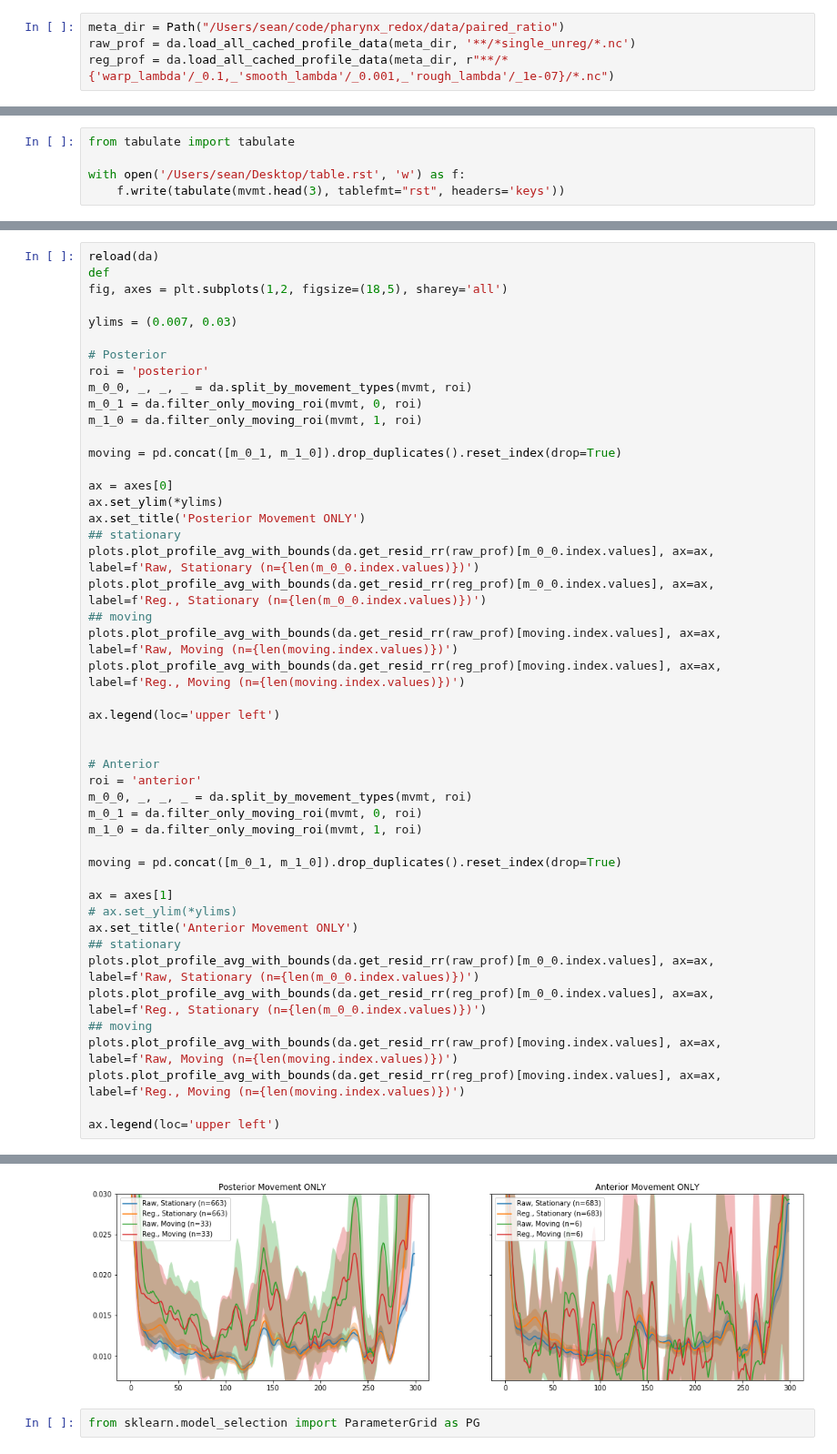
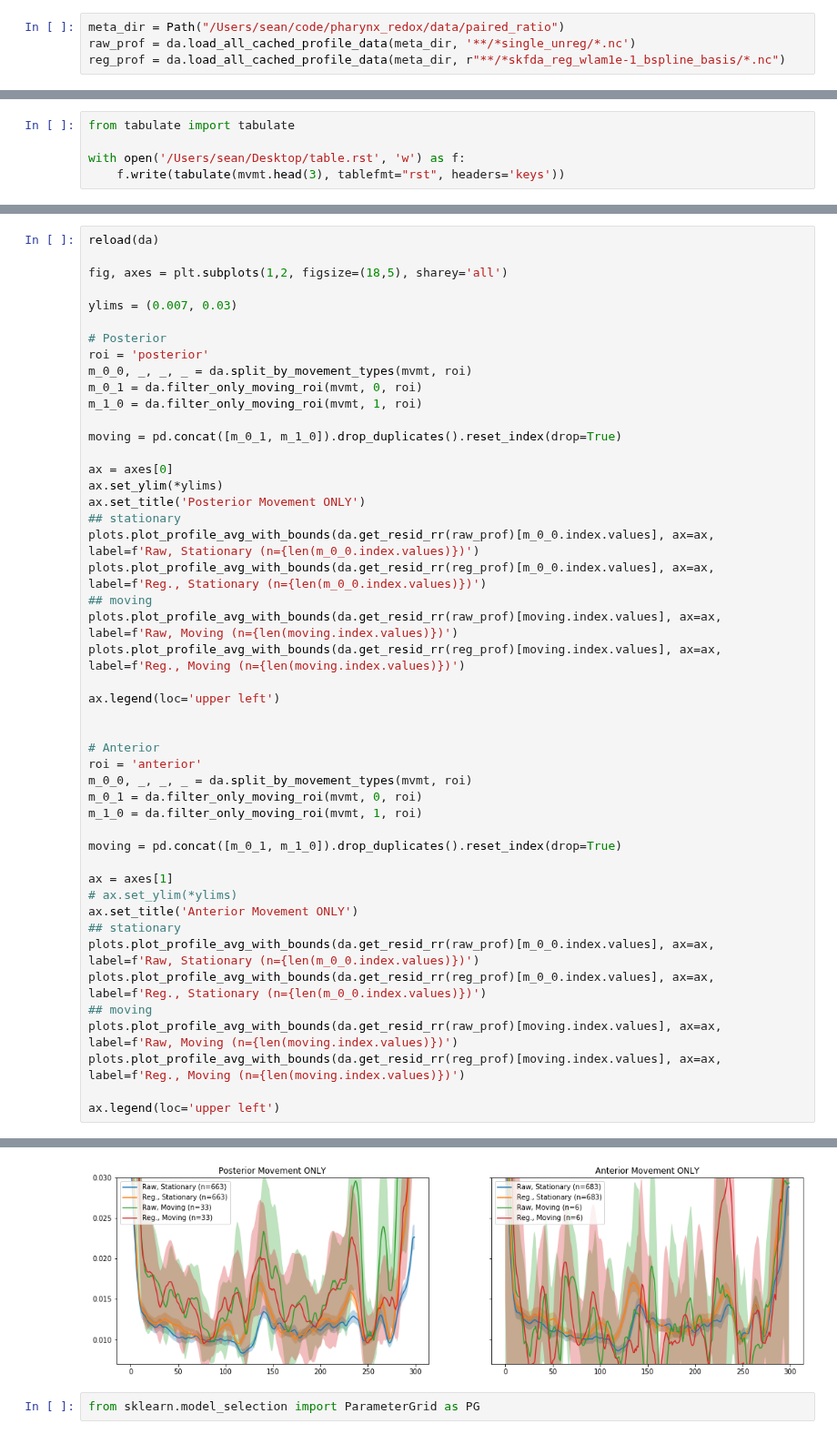
Before and after one commit to ApfeldLab/pharynx_redox, a Jupyter notebook: notebooks/Movement Error Analysis.ipynb, the cells around one changed output, grey strips where cells are left out. Shown at 91% size. Saved outputs shown, nothing was run; the diff lists cells and outputs as text.

Commit message:
update registration to use bspline basis

```diff
--- a/notebooks/Movement Error Analysis.ipynb
+++ b/notebooks/Movement Error Analysis.ipynb
@@ -37,4 +37,4 @@ logging.basicConfig(format='%(asctime)s %(levelname)s:%(message)s', level=loggin
 # %%
 meta_dir = Path("/Users/sean/code/pharynx_redox/data/paired_ratio")
 raw_prof = da.load_all_cached_profile_data(meta_dir, '**/*single_unreg/*.nc')
-reg_prof = da.load_all_cached_profile_data(meta_dir, r"**/*{'warp_lambda'/_0.1,_'smooth_lambda'/_0.001,_'rough_lambda'/_1e-07}/*.nc")
+reg_prof = da.load_all_cached_profile_data(meta_dir, r"**/*skfda_reg_wlam1e-1_bspline_basis/*.nc")
@@ -137,6 +135,6 @@ plt.tight_layout()
 # %%
 reload(da)
-def
+
 fig, axes = plt.subplots(1,2, figsize=(18,5), sharey='all')
 
 ylims = (0.007, 0.03)
@@ -156,34 +154,34 @@ ax.set_title('Posterior Movement ONLY')
 plots.plot_profile_avg_with_bounds(da.get_resid_rr(raw_prof)[m_0_0.index.values], ax=ax, label=f'Raw, Stationary (n={len(m_0_0.index.values)})')
 plots.plot_profile_avg_with_bounds(da.get_resid_rr(reg_prof)[m_0_0.index.values], ax=ax, label=f'Reg., Stationary (n={len(m_0_0.index.values)})')
 ## moving
 plots.plot_profile_avg_with_bounds(da.get_resid_rr(raw_prof)[moving.index.values], ax=ax, label=f'Raw, Moving (n={len(moving.index.values)})')
 plots.plot_profile_avg_with_bounds(da.get_resid_rr(reg_prof)[moving.index.values], ax=ax, label=f'Reg., Moving (n={len(moving.index.values)})')
 
 ax.legend(loc='upper left')
 
 
 # Anterior
 roi = 'anterior'
 m_0_0, _, _, _ = da.split_by_movement_types(mvmt, roi)
 m_0_1 = da.filter_only_moving_roi(mvmt, 0, roi)
 m_1_0 = da.filter_only_moving_roi(mvmt, 1, roi)
 
 moving = pd.concat([m_0_1, m_1_0]).drop_duplicates().reset_index(drop=True)
 
 ax = axes[1]
 # ax.set_ylim(*ylims)
 ax.set_title('Anterior Movement ONLY')
 ## stationary
 plots.plot_profile_avg_with_bounds(da.get_resid_rr(raw_prof)[m_0_0.index.values], ax=ax, label=f'Raw, Stationary (n={len(m_0_0.index.values)})')
 plots.plot_profile_avg_with_bounds(da.get_resid_rr(reg_prof)[m_0_0.index.values], ax=ax, label=f'Reg., Stationary (n={len(m_0_0.index.values)})')
 ## moving
 plots.plot_profile_avg_with_bounds(da.get_resid_rr(raw_prof)[moving.index.values], ax=ax, label=f'Raw, Moving (n={len(moving.index.values)})')
 plots.plot_profile_avg_with_bounds(da.get_resid_rr(reg_prof)[moving.index.values], ax=ax, label=f'Reg., Moving (n={len(moving.index.values)})')
 
 ax.legend(loc='upper left')
 # %% [output]
 <matplotlib.legend.Legend at 0x...>
-[figure, old version]
+[figure, new version]
 # %%
 from sklearn.model_selection import ParameterGrid as PG
 # %%
```
Also changed, not shown: parts of 4 cells of this notebook, 6 other files.
